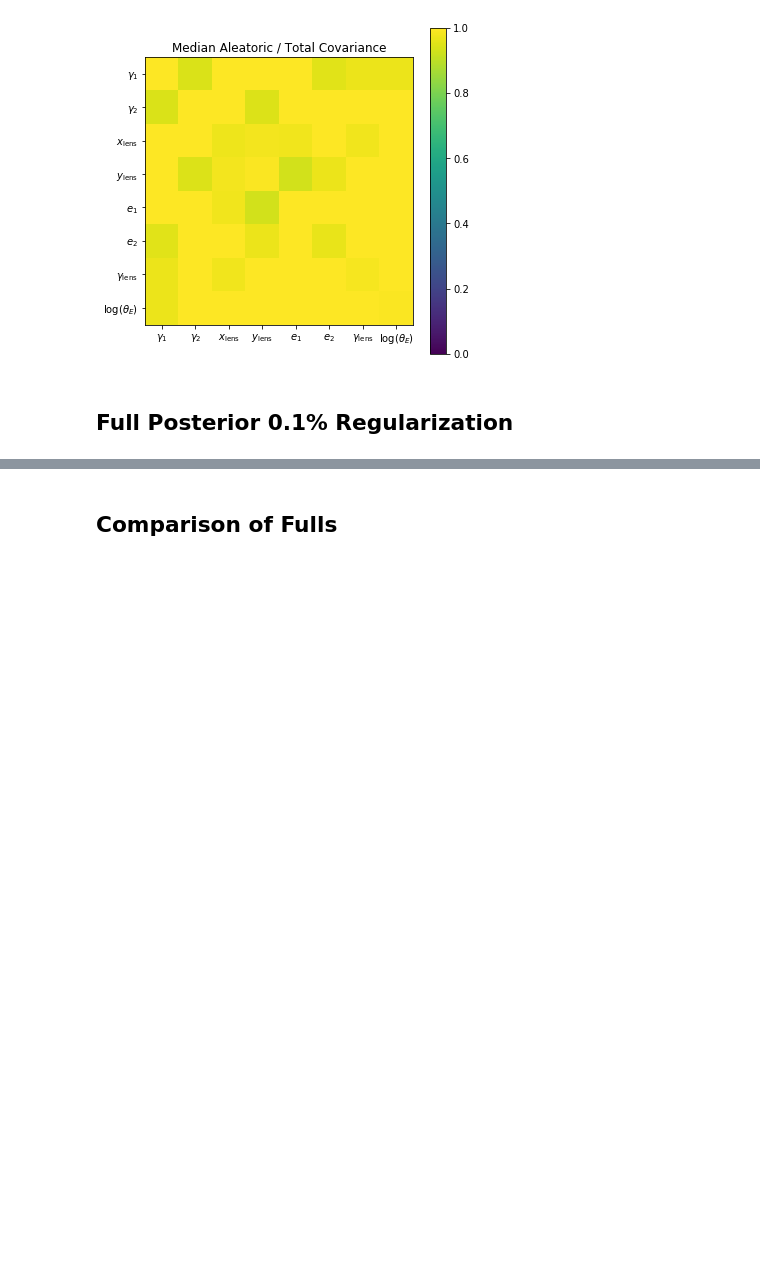
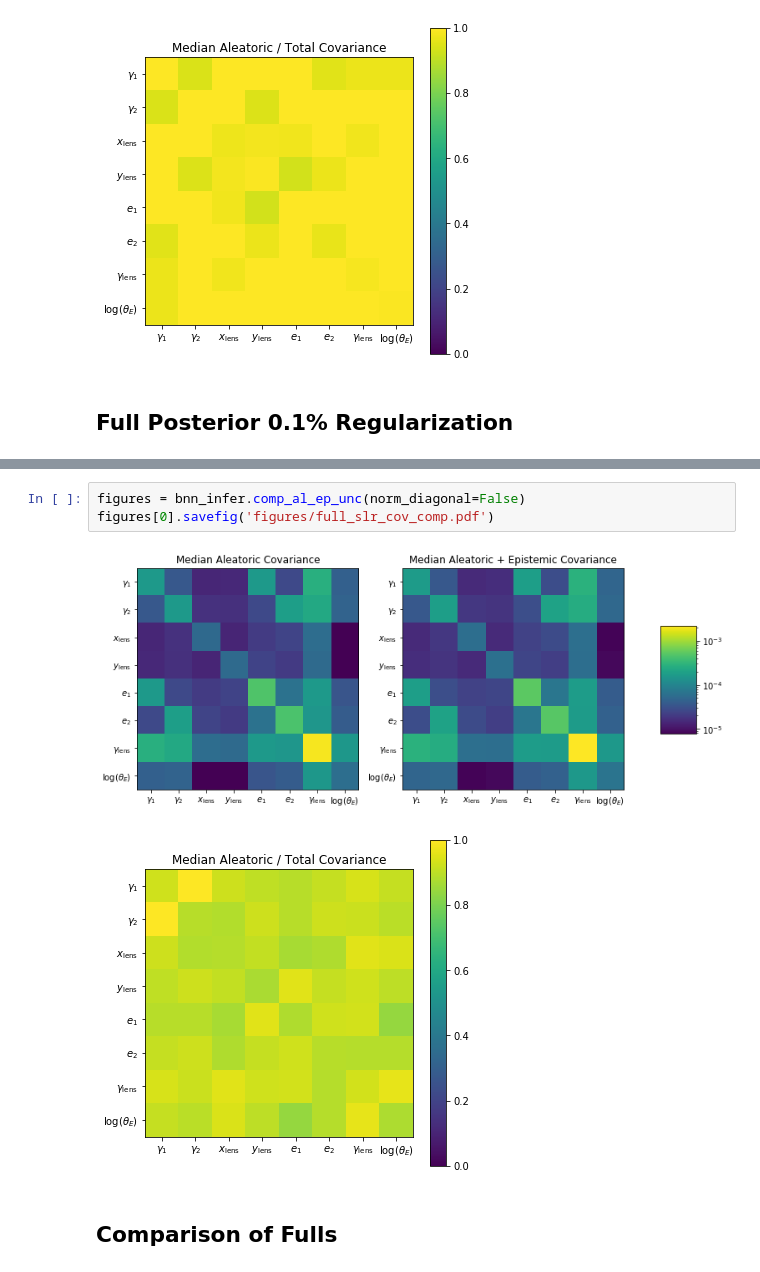
Before and after one commit to swagnercarena/ovejero, a Jupyter notebook: paper/Model_Inference.ipynb, the cells around one changed output, grey strips where cells are left out. Cells and saved outputs as stored; diff of their text form; blank space fills up the shorter version.

```diff
--- a/paper/Model_Inference.ipynb
+++ b/paper/Model_Inference.ipynb
@@ -353,3 +371,9 @@ lens_mass_theta_E_log 0.029254803542761894 0.005334725597672799 0.00828967886821
+# %%
+figures = bnn_infer.comp_al_ep_unc(norm_diagonal=False)
+figures[0].savefig('figures/full_slr_cov_comp.pdf')
+# %% [output]
+[figure, added]
+[figure, added]
 # %% [markdown]
 ## Comparison of Fulls
 # %%
```
Also changed, not shown: parts of 40 cells of this notebook, 1 other file.
